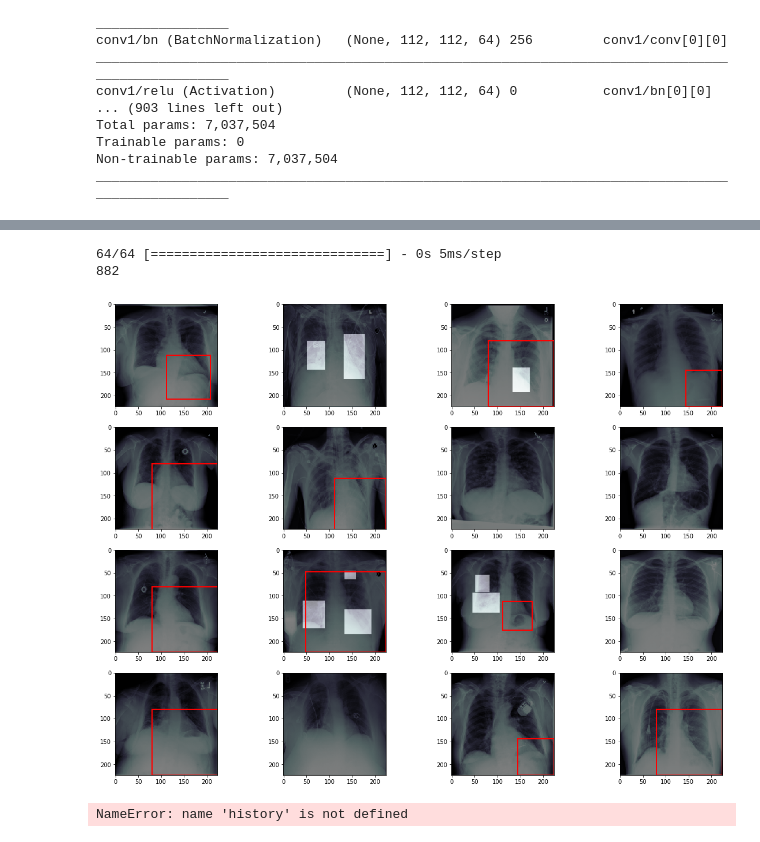
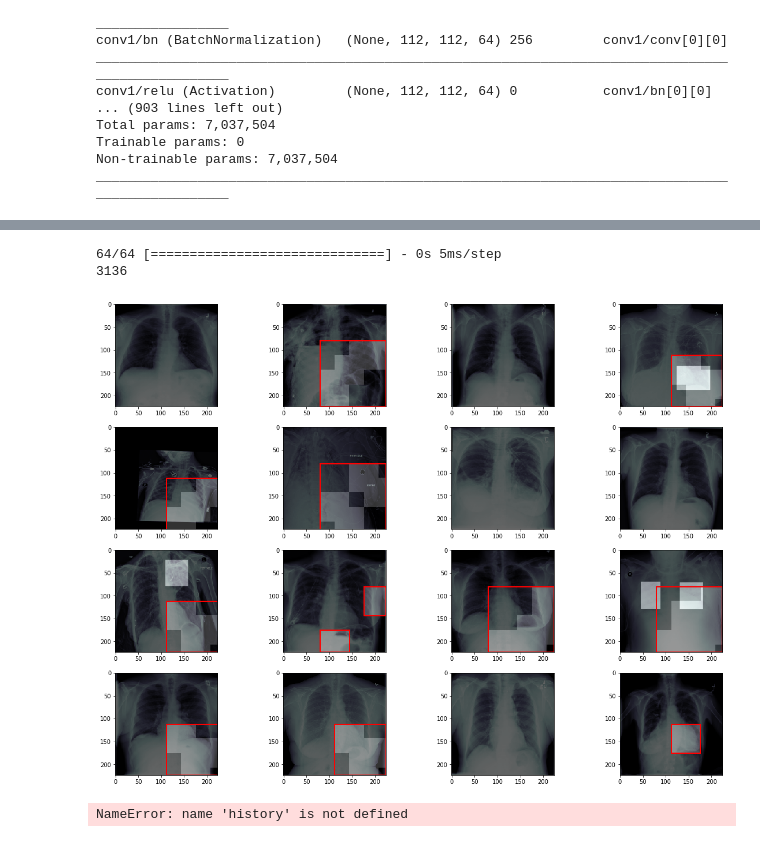
Before and after one commit to jsreid13/syde677-project, a Jupyter notebook: scripts/densenet_svm.ipynb, the cells around one changed output, grey strips where cells are left out. Saved outputs shown, nothing was run; the diff lists cells and outputs as text; code cells hidden in the pictures.

```diff
--- a/scripts/densenet_svm.ipynb
+++ b/scripts/densenet_svm.ipynb
@@ -239,18 +239,23 @@ def cosine_annealing(x):
     return lr*(np.cos(np.pi*x/epochs)+1.)/2
 learning_rate = tf.keras.callbacks.LearningRateScheduler(cosine_annealing)
 # %%
-def gen_data(gen, model, return_images=False):
+def gen_data(gen, model, return_images=False, exclude_neg=True):
     X = []
     y = []
-    images = []
+    src_out = []
+    tar_out = []
     src, tar = next(gen)
-    preds = model.predict(src, batch_size = BATCH_SIZE, verbose = True)
+    preds = model.predict(src, batch_size = BATCH_SIZE)
     feat_width, feat_height, depth = preds[0].shape
 
-    for tar_msk, pred in zip(tar, preds):
-        if not tar_msk.any():
+    for src_img, tar_msk, pred in zip(src, tar, preds):
+        if not tar_msk.any() and exclude_neg:
             # This will get only cases with boxes to provide more positive cases
             continue
+        if return_images:
+            src_out.append(src_img)
+            tar_out.append(tar_msk)
+
         msk_7x7 = resize(tar_msk, (7, 7, 1), mode='reflect', anti_aliasing=False)
         msk_7x7[msk_7x7 > 0] = 1
         [y.append(val) for val in msk_7x7.flatten()]
@@ -258,17 +263,17 @@ def gen_data(gen, model, return_images=False):
             for j in range(feat_height):
                 X.append(pred[i][j])
     if return_images:
-        return (X, y, src, tar)
+        return (X, y, src_out, tar_out)
     else:
         return (X, y)
 # %%
 from sklearn import svm
 
-clf = svm.SVC(C=10, gamma='scale')
+clf = svm.SVC(C=100, gamma='scale')
 X_train = []
 y_train = []
 
-for _ in range(10):  # range(len(grouped_bbox_df)/BATCH_SIZE):
+for _ in range(40):  # range(len(grouped_bbox_df)/BATCH_SIZE):
     X, y = gen_data(train_generator, base_pretrained_model)
     [X_train.append(val) for val in X]
     [y_train.append(val) for val in y]
@@ -290,3 +302,20 @@ SVC(C=10, cache_size=200, class_weight=None, coef0=0.0,
   decision_function_shape='ovr', degree=3, gamma='scale', kernel='rbf',
   max_iter=-1, probability=False, random_state=None, shrinking=True,
   tol=0.001, verbose=False)
+# %%
+from sklearn.model_selection import GridSearchCV
+
+parameters = {'C':[1, 3, 5, 8, 10]}
+svc = svm.SVC(gamma="scale")
+clf = GridSearchCV(svc, parameters, cv=5)
+
+X_train = []
+y_train = []
+
+for _ in range(40):  # range(len(grouped_bbox_df)/BATCH_SIZE):
+    X, y = gen_data(train_generator, base_pretrained_model)
+    [X_train.append(val) for val in X]
+    [y_train.append(val) for val in y]
+
+#print("Starting Training")
+clf.fit(X_train, y_train)
@@ -367,7 +412,8 @@ while(axidx < total_images):
 
     X_test, y_test, test_img, test_msk = gen_data(valid_generator,
                                                   base_pretrained_model,
-                                                  return_images=True)
+                                                  return_images=True,
+                                                  exclude_neg=False)
     print(len(X_test))
     for img_no in range(BATCH_SIZE):
         if axidx >= total_images:
@@ -382,36 +428,36 @@ while(axidx < total_images):
                 # Height and width offset by image number
                 current_pixel = i*j+(img_no*feat_width*feat_height)
                 comp[i][j] = clf.predict([X_test[current_pixel]])[0]
 
         comp = resize(comp,
                       (224, 224, 1),
                       mode='constant',
                       anti_aliasing=False)
         comp[comp>0] = 1
-        #axarr[axidx].imshow(comp[:,:,0], alpha=0.2, cmap = 'bone')
+        axarr[axidx].imshow(comp[:,:,0], alpha=0.2, cmap = 'bone')
         # apply connected components
         comp = measure.label(comp)
         # apply bounding boxes
         predictionString = ''
         for region in measure.regionprops(comp):
             # retrieve x, y, height and width
             y, x, y2, x2 = region.bbox
             height = y2 - y
             width = x2 - x
             axarr[axidx].add_patch(patches.Rectangle((x,y),
                                                      width,
                                                      height,
                                                      linewidth=2,
                                                      edgecolor='r',
                                                      facecolor='none'))
         axidx += 1
     plt.show()
     break
     # only plot one batch
 # %% [output]
 64/64 [==============================] - 0s 5ms/step
-882
+3136
-[figure, old version]
+[figure, new version]
 # %%
 plt.figure(figsize=(12,4))
 plt.subplot(121)
```
Also changed, not shown: parts of 5 cells of this notebook, 1 other file.
